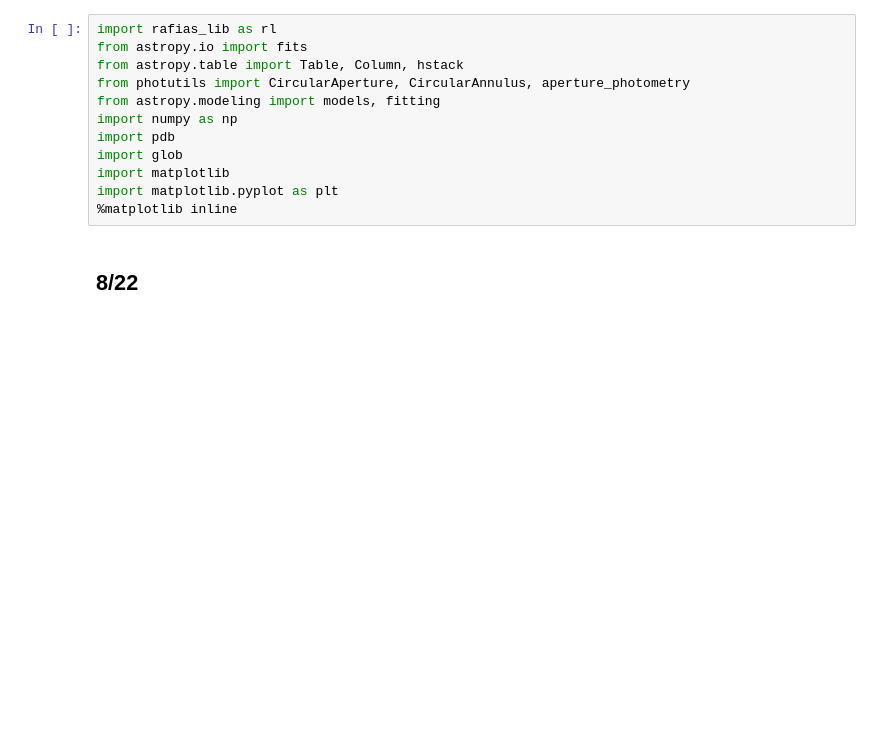
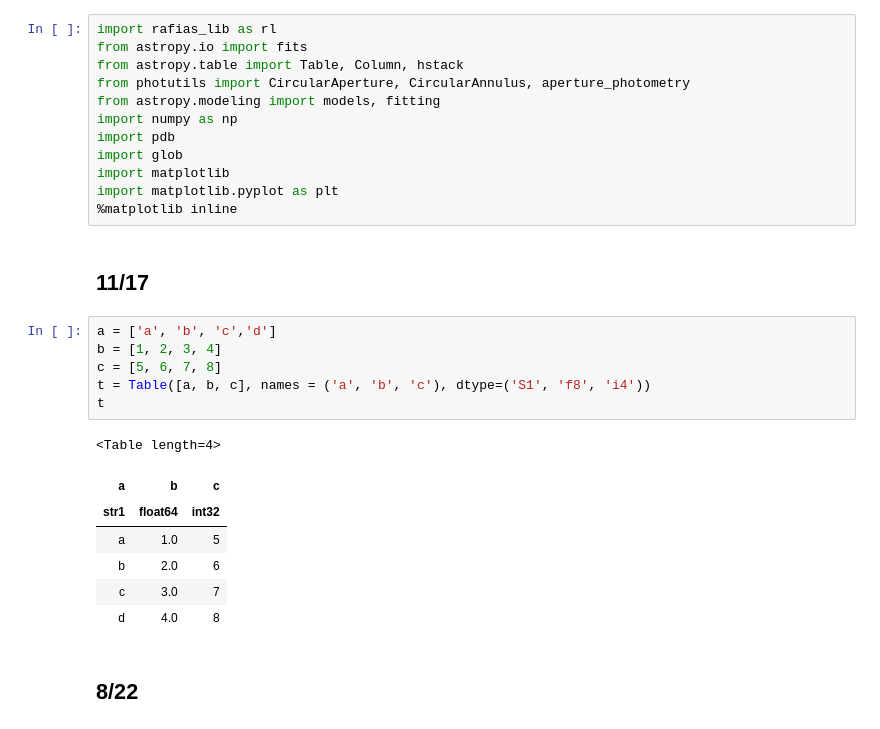
Before and after one commit to rafia37/NIRCam-data-analysis, a Jupyter notebook: Testing my code.ipynb, the cells around one changed output. Drawn from its saved outputs; the diff is of its cells as text; blank space fills up the shorter version.

```diff
--- a/Testing my code.ipynb
+++ b/Testing my code.ipynb
@@ -10,6 +10,22 @@ import glob
 import matplotlib
 import matplotlib.pyplot as plt
 %matplotlib inline
+# %% [markdown]
+## 11/17
+# %%
+a = ['a', 'b', 'c','d']
+b = [1, 2, 3, 4]
+c = [5, 6, 7, 8]
+t = Table([a, b, c], names = ('a', 'b', 'c'), dtype=('S1', 'f8', 'i4'))
+t
+# %% [output]
+<Table length=4>
+| a | b | c |
+| str1 | float64 | int32 |
+| a | 1.0 | 5 |
+| b | 2.0 | 6 |
+| c | 3.0 | 7 |
+| d | 4.0 | 8 |
 # %% [markdown]
 ## 8/22
 # %%
```
